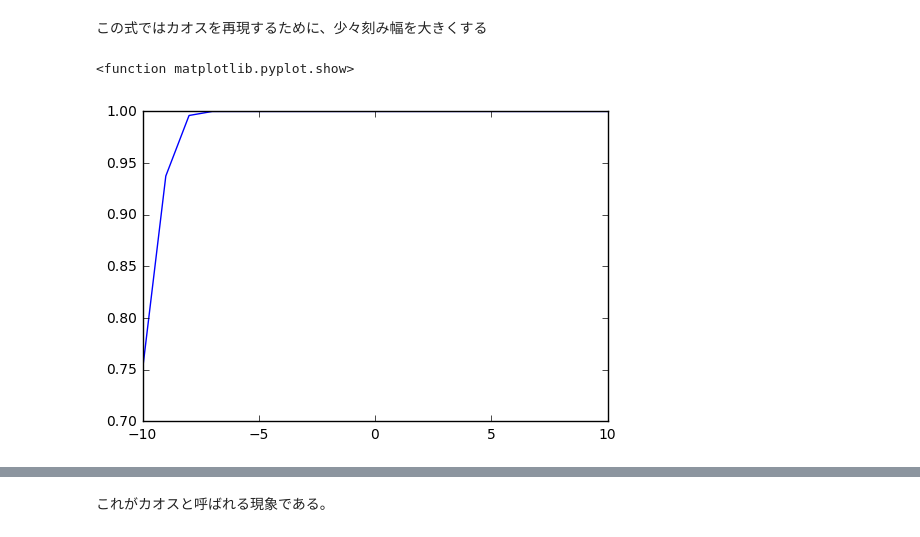
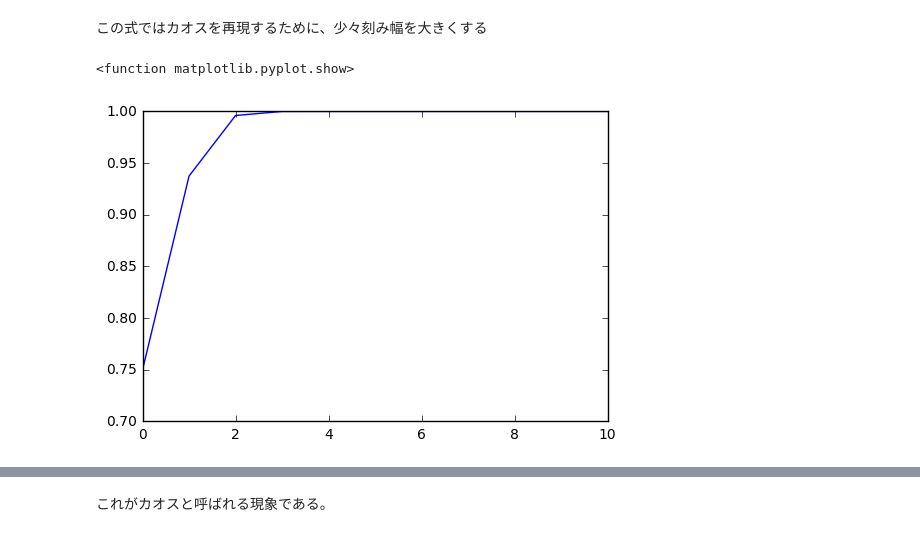
Before and after one commit to ryoppippi/EulerMethod, a Jupyter notebook: Euler.ipynb, the cells around one changed output, grey strips where cells are left out. Saved outputs shown, nothing was run; the diff lists cells and outputs as text; code cells hidden in the pictures.

```diff
--- a/Euler.ipynb
+++ b/Euler.ipynb
@@ -193,23 +193,23 @@ def f5(u):
 # %%
 dt = 1
 tEnd = 10
-tBegin = -10 #始まりは適当に
+tBegin = 0 #始まりは適当に
 
 #上の式より、xに対応するyは当然二箇所である。ここではまずyが正の点において調べる。
 t = []
 u = []
 tPrev = tBegin
 uPrev = 0.5 #初期条件
 while tPrev <= tEnd:
     uPrev = dt*f5(uPrev) + uPrev
     t.append(tPrev)
     u.append(uPrev)
     tPrev += dt
 plt.plot(t,u,"b")
 plt.show
 # %% [output]
 <function matplotlib.pyplot.show>
-[figure, old version]
+[figure, new version]
 # %%
 ### ではdtを試しに2.8と置いてみる
 dt = 2.8
```
Also changed, not shown: parts of 1 cell of this notebook.
